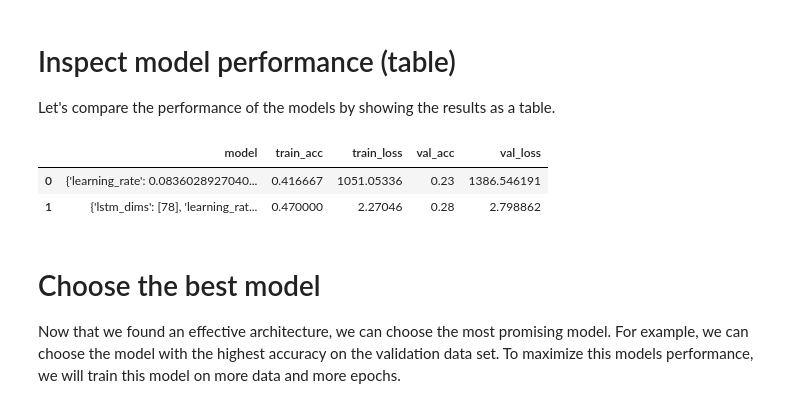
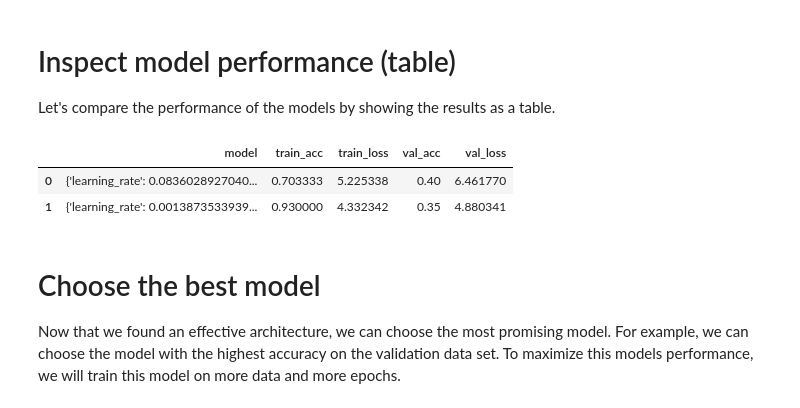
Before and after one commit to NLeSC/mcfly-tutorial, a Jupyter notebook: notebooks/tutorial/tutorial.ipynb, the cells around one changed output. Drawn from its saved outputs; the diff is of its cells as text; code cells hidden in the pictures.

Commit message:
Updated tutorial to new notebook of mcfly

```diff
--- a/notebooks/tutorial/tutorial.ipynb
+++ b/notebooks/tutorial/tutorial.ipynb
@@ -94,7 +92,8 @@ First step in the development of any deep learning model is to create a model ar
 This number differs per dataset. More models will give better results but it will take longer to evaluate them. For the purpose of this tutorial we recommend trying only 2 models to begin with. If you have enough time you can try a larger number of models, e.g. 10 or 20 models. Because mcfly uses random search, you will get better results when using more models.
 # %%
 num_classes = y_train_binary.shape[1]
-
-models = modelgen.generate_models(X_train.shape,
+metric = 'accuracy'
+models = mcfly.modelgen.generate_models(X_train.shape,
                                   number_of_classes=num_classes,
-                                  number_of_models = 2)
+                                  number_of_models = 2,
+                                       metrics=[metric])
@@ -152,12 +155,13 @@ We are now going to train each of the models that we generated. On the one hand
 We can influence the train time by adjusting the number of data samples that are used. This can be set with the argument 'subset_size'. We can also adjust the number of times the subset is iterated over. This number is called an epoch. We recommend to start with no more than 5 epochs and a maximum subset size of 300. You can experiment with these numbers.
 # %%
 outputfile = os.path.join(resultpath, 'modelcomparison.json')
-histories, val_accuracies, val_losses = find_architecture.train_models_on_samples(X_train, y_train_binary,
+histories, val_accuracies, val_losses = mcfly.find_architecture.train_models_on_samples(X_train, y_train_binary,
                                                                            X_val, y_val_binary,
                                                                            models,nr_epochs=5,
                                                                            subset_size=300,
                                                                            verbose=True,
-                                                                           outputfile=outputfile)
+                                                                           outputfile=outputfile,
+                                                                            metric=metric)
 print('Details of the training process were stored in ',outputfile)
 # %% [output]
 Training model 0 CNN
@@ -207,19 +219,20 @@ outputfile
 
 Let's compare the performance of the models by showing the results as a table.
 # %%
+metric = 'acc'
 modelcomparisons = pd.DataFrame({'model':[str(params) for model, params, model_types in models],
-                       'train_acc': [history.history['acc'][-1] for history in histories],
+                       'train_{}'.format(metric): [history.history[metric][-1] for history in histories],
                        'train_loss': [history.history['loss'][-1] for history in histories],
-                       'val_acc': [history.history['val_acc'][-1] for history in histories],
+                       'val_{}'.format(metric): [history.history['val_{}'.format(metric)][-1] for history in histories],
                        'val_loss': [history.history['val_loss'][-1] for history in histories]
                        })
 modelcomparisons.to_csv(os.path.join(resultpath, 'modelcomparisons.csv'))
 
 modelcomparisons
 # %% [output]
 |  | model | train_acc | train_loss | val_acc | val_loss |
-| 0 | {'learning_rate': 0.0836028927040... | 0.416667 | 1051.05336 | 0.23 | 1386.546191 |
-| 1 | {'lstm_dims': [78], 'learning_rat... | 0.470000 | 2.27046 | 0.28 | 2.798862 |
+| 0 | {'learning_rate': 0.0836028927040... | 0.703333 | 5.225338 | 0.40 | 6.461770 |
+| 1 | {'learning_rate': 0.0013873533939... | 0.930000 | 4.332342 | 0.35 | 4.880341 |
 # %% [markdown]
 # Choose the best model
 Now that we found an effective architecture, we can choose the most promising model. For example, we can choose the model with the highest accuracy on the validation data set. To maximize this models performance, we will train this model on more data and more epochs.
```
Also changed, not shown: parts of 12 cells of this notebook, 2 other files.
